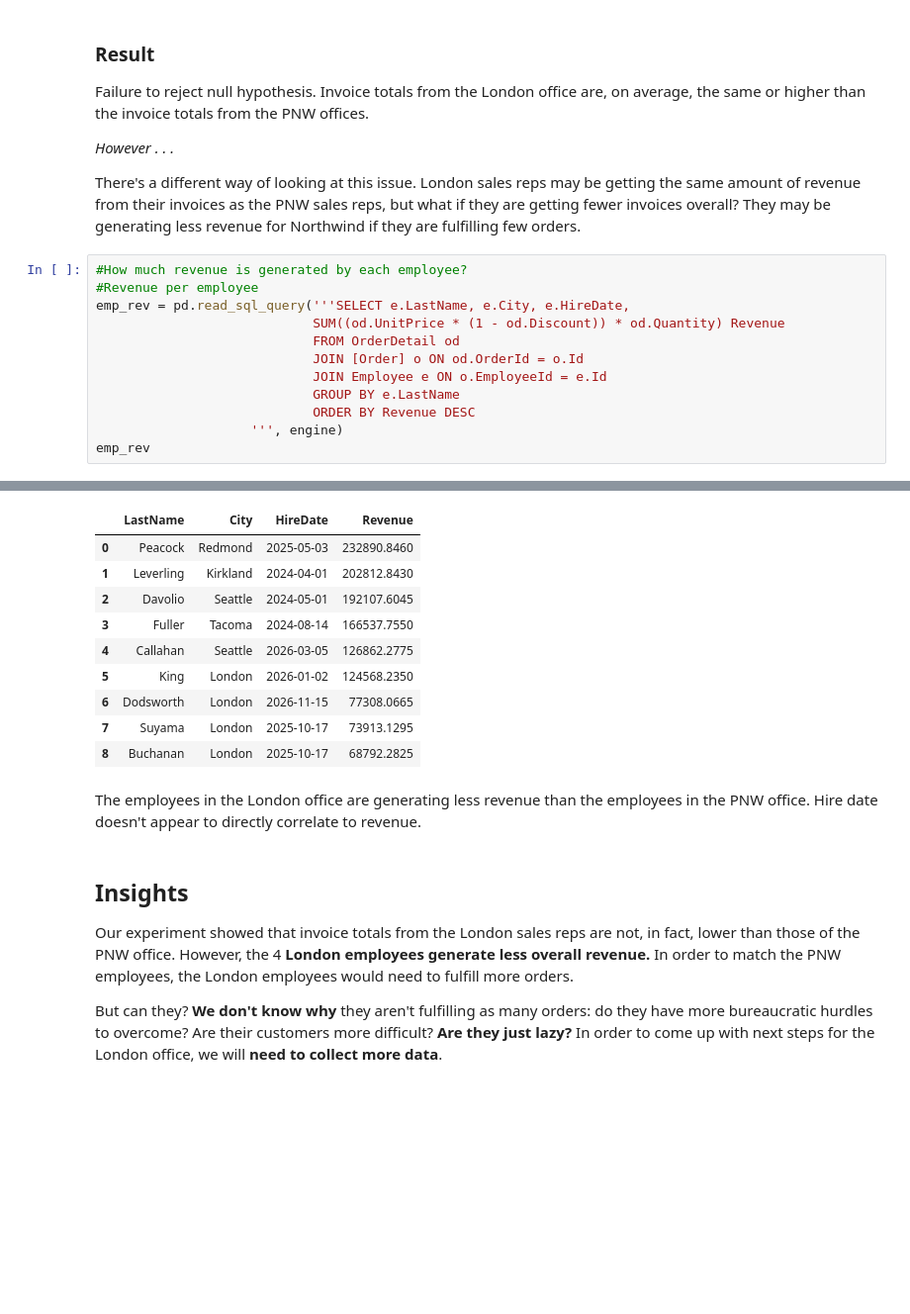
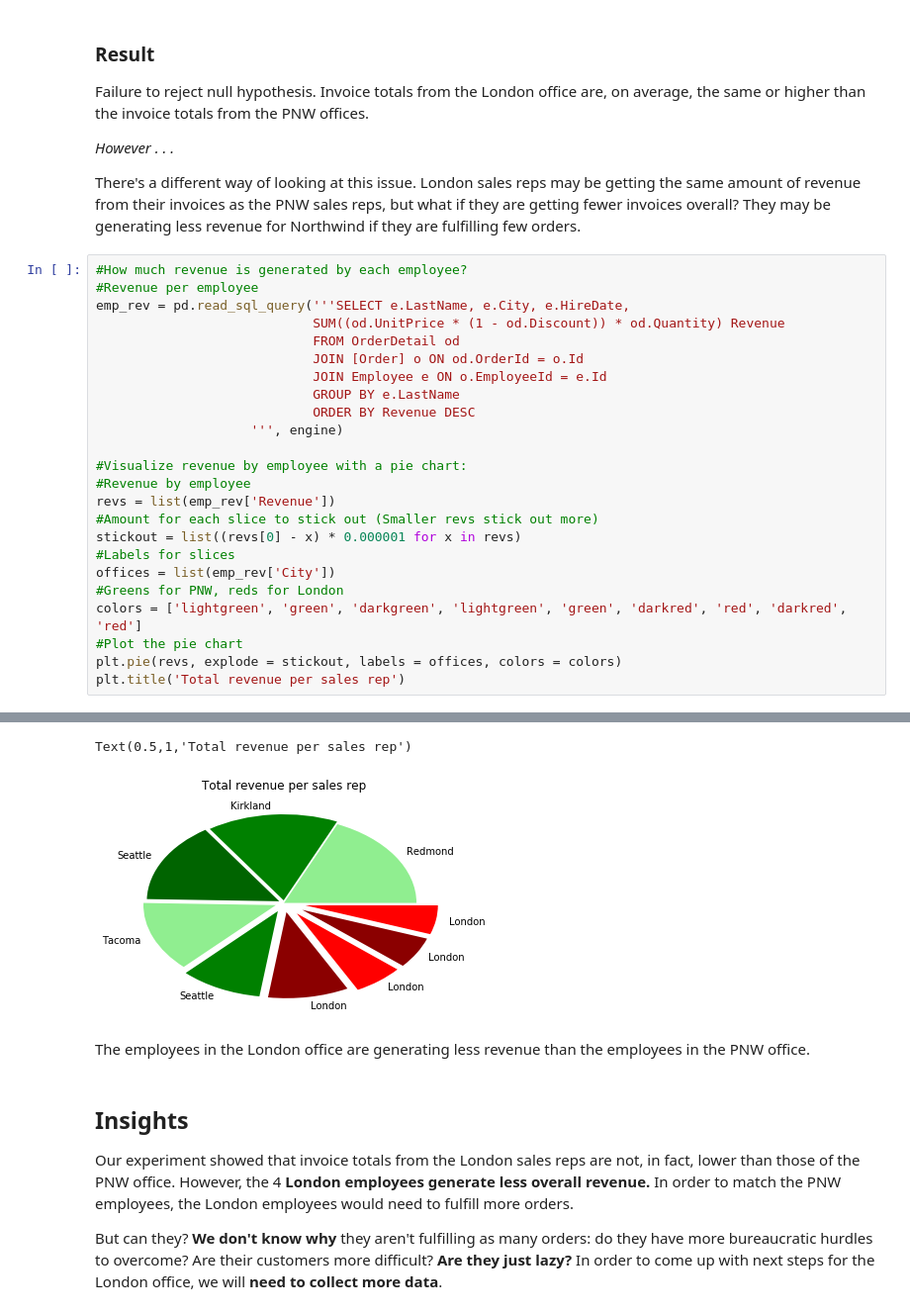
Before and after one commit to ssrosa/dsc-2-final-project-online-ds-pt-100118, a Jupyter notebook: student.ipynb, the cells around one changed output, grey strips where cells are left out. Shown: that part at 99% size. Drawn from its saved outputs; the diff is of its cells as text; blank space fills up the shorter version.

Commit message:
Added pie chart.

```diff
--- a/student.ipynb
+++ b/student.ipynb
@@ -882,5 +879,17 @@ emp_rev = pd.read_sql_query('''SELECT e.LastName, e.City, e.HireDate,
                             GROUP BY e.LastName
                             ORDER BY Revenue DESC
                     ''', engine)
-emp_rev
+
+#Visualize revenue by employee with a pie chart:
+#Revenue by employee
+revs = list(emp_rev['Revenue'])
+#Amount for each slice to stick out (Smaller revs stick out more)
+stickout = list((revs[0] - x) * 0.000001 for x in revs)
+#Labels for slices
+offices = list(emp_rev['City'])
+#Greens for PNW, reds for London
+colors = ['lightgreen', 'green', 'darkgreen', 'lightgreen', 'green', 'darkred', 'red', 'darkred', 'red']
+#Plot the pie chart
+plt.pie(revs, explode = stickout, labels = offices, colors = colors)
+plt.title('Total revenue per sales rep')
 # %% [output]
@@ -896,15 +905,7 @@ emp_rev
-|  | LastName | City | HireDate | Revenue |
-| 0 | Peacock | Redmond | 2025-05-03 | 232890.8460 |
-| 1 | Leverling | Kirkland | 2024-04-01 | 202812.8430 |
-| 2 | Davolio | Seattle | 2024-05-01 | 192107.6045 |
-| 3 | Fuller | Tacoma | 2024-08-14 | 166537.7550 |
-| 4 | Callahan | Seattle | 2026-03-05 | 126862.2775 |
-| 5 | King | London | 2026-01-02 | 124568.2350 |
-| 6 | Dodsworth | London | 2026-11-15 | 77308.0665 |
-| 7 | Suyama | London | 2025-10-17 | 73913.1295 |
-| 8 | Buchanan | London | 2025-10-17 | 68792.2825 |
+Text(0.5,1,'Total revenue per sales rep')
+[figure, added]
 # %% [markdown]
-The employees in the London office are generating less revenue than the employees in the PNW office. Hire date doesn't appear to directly correlate to revenue.
+The employees in the London office are generating less revenue than the employees in the PNW office.
 # %% [markdown]
 ## Insights
 
```
Also changed, not shown: parts of 2 cells of this notebook, 2 other files.
